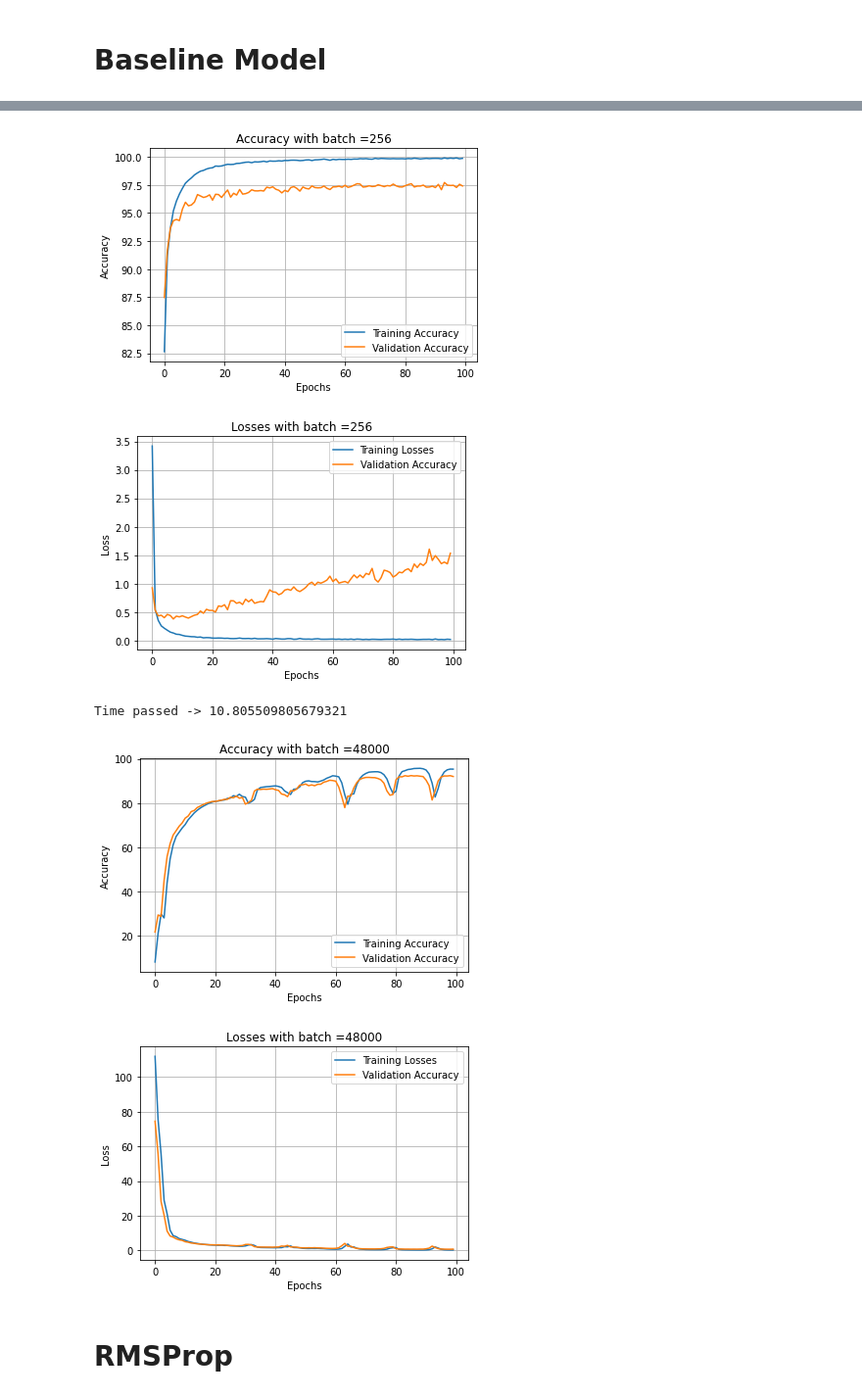
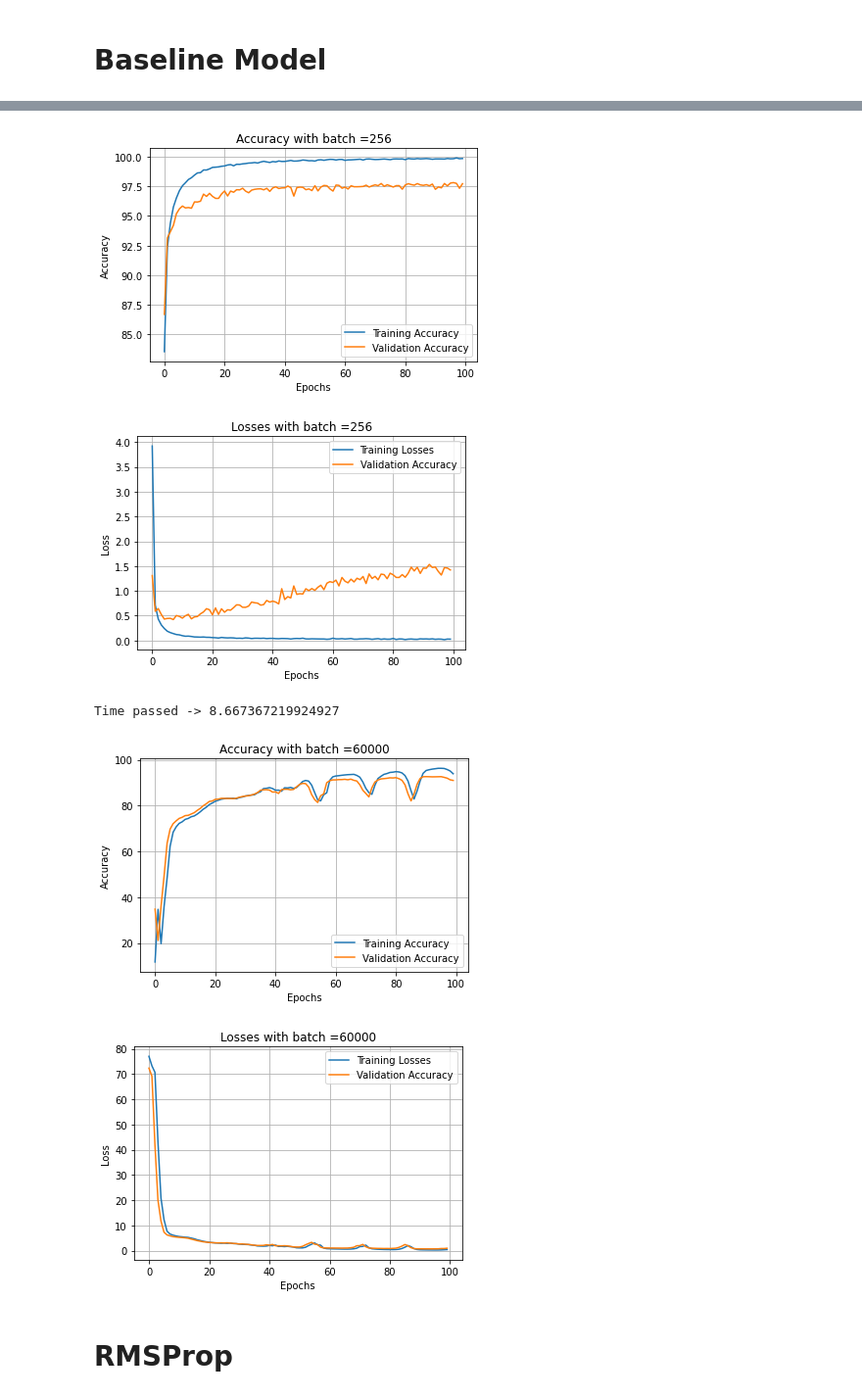
Before and after one commit to mylo19/Computanional-Intellince, a Jupyter notebook: mpl-mnist.ipynb, the cells around one changed output, grey strips where cells are left out. Shown at 98% size. Drawn from its saved outputs; the diff is of its cells as text; code cells hidden in the pictures.

```diff
--- a/mpl-mnist.ipynb
+++ b/mpl-mnist.ipynb
@@ -26,9 +26,3 @@ normalisation = False
 if normalisation:
     x_train = x_train / np.max(x_train)
     x_test = x_test / np.max(x_test)
-
-length_training = int(0.8 * len(x_train))
-length_validation = int(0.2 * len(x_train))
-
-x_train, x_validation = tf.split(x_train, [length_training, length_validation], 0)
-y_train, y_validation = tf.split(y_train, [length_training, length_validation], 0)
@@ -41,4 +31,6 @@ Downloading data from https://storage.googleapis.com/tensorflow/tf-keras-dataset
 # %%
+length_validation = 0.2
+
 epochs = 100
 input_shape = [28, 28]
 neurons_first_layer = 128
@@ -48,7 +40,7 @@ neurons_output = 10
 # Baseline Model
 # %%
 # hyperparameters
-batch_sizes = [256, length_training] #[1, 256, length_training]
+batch_sizes = [256, x_train.shape[0]] #[1, 256, length_training]
 
 # model setting
 for batch_size in batch_sizes:
@@ -59,7 +51,7 @@ for batch_size in batch_sizes:
     model_baseline.add(Dense(neurons_second_layer, activation='relu'))
     model_baseline.add(Dense(neurons_output, activation='softmax'))
     model_baseline.compile(loss=tf.keras.losses.CategoricalCrossentropy(), metrics=[tf.keras.metrics.CategoricalAccuracy()])
-    fit_model = model_baseline.fit(x_train, y_train, batch_size=batch_size, epochs=epochs, validation_data=(x_validation, y_validation),verbose=0)
+    fit_model = model_baseline.fit(x_train, y_train, batch_size=batch_size, epochs=epochs, validation_split=length_validation,verbose=0)
 
     print(f'Time passed -> ' +str(time.time() - start))
 
@@ -94,8 +98,8 @@ Time passed -> 83.23423099517822
-[figure, old version]
+[figure, new version]
-[figure, old version]
+[figure, new version]
-Time passed -> 10.805509805679321
+Time passed -> 8.667367219924927
-[figure, old version]
+[figure, new version]
-[figure, old version]
+[figure, new version]
 # %% [markdown]
 # RMSProp
 # %%
```
Also changed, not shown: parts of 7 cells of this notebook.
